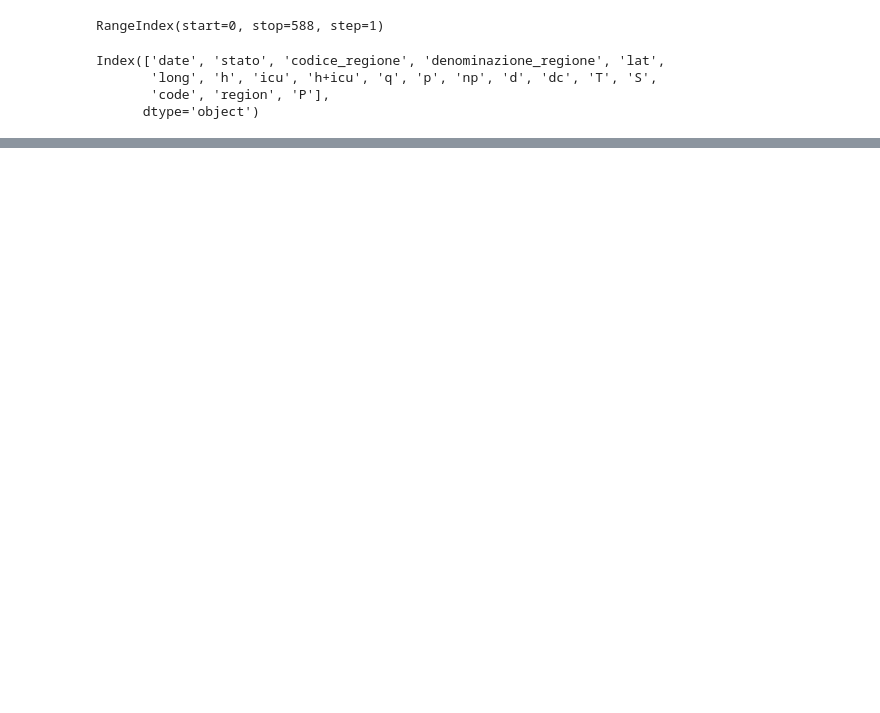
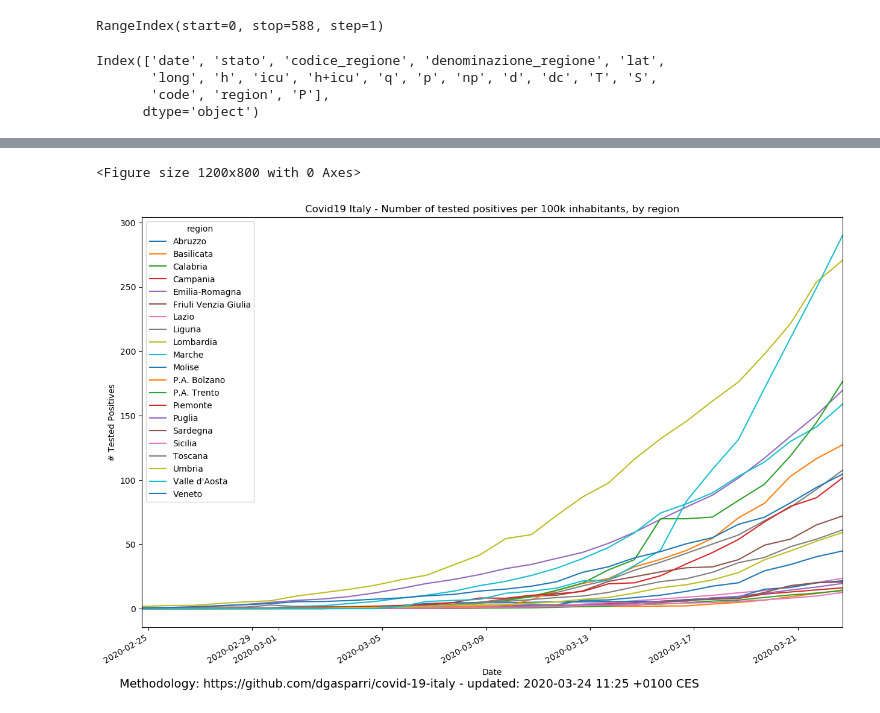
Before and after one commit to dgasparri/covid-19-italy, a Jupyter notebook: regional-data.ipynb, the cells around one changed output, grey strips where cells are left out. Cells and saved outputs as stored; diff of their text form; code cells hidden in the pictures; blank space fills up the shorter version.

Commit message:
hicuper100k,hper100k,Tper100k

```diff
--- a/regional-data.ipynb
+++ b/regional-data.ipynb
@@ -105,6 +114,0 @@ Defined:
-# %%
-rows_pd.loc[:,'T_over_100kPopulation']=rows_pd['T'].div(rows_pd['P']).mul(100000)
-#https://pandas.pydata.org/pandas-docs/stable/reference/api/pandas.DataFrame.plot.html?highlight=plot#pandas.DataFrame.plot
-#latest_pd.plot(y='T_over_100kPopulation', x='region') # y='Positives per 100k inhabitants', x='region')
-latest_pd = rows_pd.loc[rows_pd['date'] > last_day_of_data]
-latest_pd.plot(y='T_over_100kPopulation', x='region') # y='Positives per 100k inhabitants', x='region')
@@ -182,4 +114,0 @@ rows_pd[rows_pd['codice_regione']==8]['totale_casi'].plot()
-# %%
-#positivi su tamponi
-rows_pd['T_positives_over_swabs']=rows_pd['totale_casi'].div(rows_pd['tamponi'], fill_value=0)
-rows_pd[rows_pd['codice_regione']==8]['T_positives_over_swabs'].plot()
@@ -189,6 +114,0 @@ rows_pd[rows_pd['codice_regione']==8]['T_positives_over_swabs'].plot()
-# %%
-#positivi su tamponi - ma differenze
-rows_pd['delta_T'] = rows_pd.groupby('codice_regione')['totale_casi'].diff()
-rows_pd['delta_S'] = rows_pd.groupby('codice_regione')['tamponi'].diff()
-rows_pd['delta_T_over_delta_S'] = rows_pd['delta_T'].div(rows_pd['delta_S'], fill_value=0.0001)
-rows_pd[rows_pd['codice_regione']==8]['delta_T_over_delta_S'].plot()
@@ -300,0 +140,19 @@ r_factor_mean
+# %%
+rows_pd.loc[:,'Tper100kP']=rows_pd['T'].div(rows_pd['P']).mul(100000)
+# %%
+#rows_pd.groupby('code').plot(y='T_over_100kPopulation', x='date')
+matplotlib.style.use('default')
+fig = plt.figure(figsize=(15,10), dpi=80)
+Tper100kP_plt = rows_pd.pivot(index='date',columns='region')['Tper100kP'].plot()
+Tper100kP_plt.set_ylabel('# Tested Positives')
+Tper100kP_plt.set_xlabel('Date')
+Tper100kP_plt.set_title('Covid19 Italy - Number of tested positives per 100k inhabitants, by region')
+#fig.add_axes(Tover100k_plt)
+Tper100kP_fig = Tper100kP_plt.get_figure()
+Tper100kP_fig.set_size_inches(15, 10, forward=True)
+Tper100kP_methodology = "Methodology: https://github.com/dgasparri/covid-19-italy - updated: " + rundate_print
+Tper100kP_plt.text(0.1, 0.1, Tper100kP_methodology, fontsize=14, transform=plt.gcf().transFigure)
+plt.savefig("Tper100kP_"+ rundate_iso + ".png", format='png', dpi=80)
+# %% [output]
+<Figure size 1200x800 with 0 Axes>
+[figure, added]
```
Also changed, not shown: parts of 58 cells of this notebook, 10 other files.
